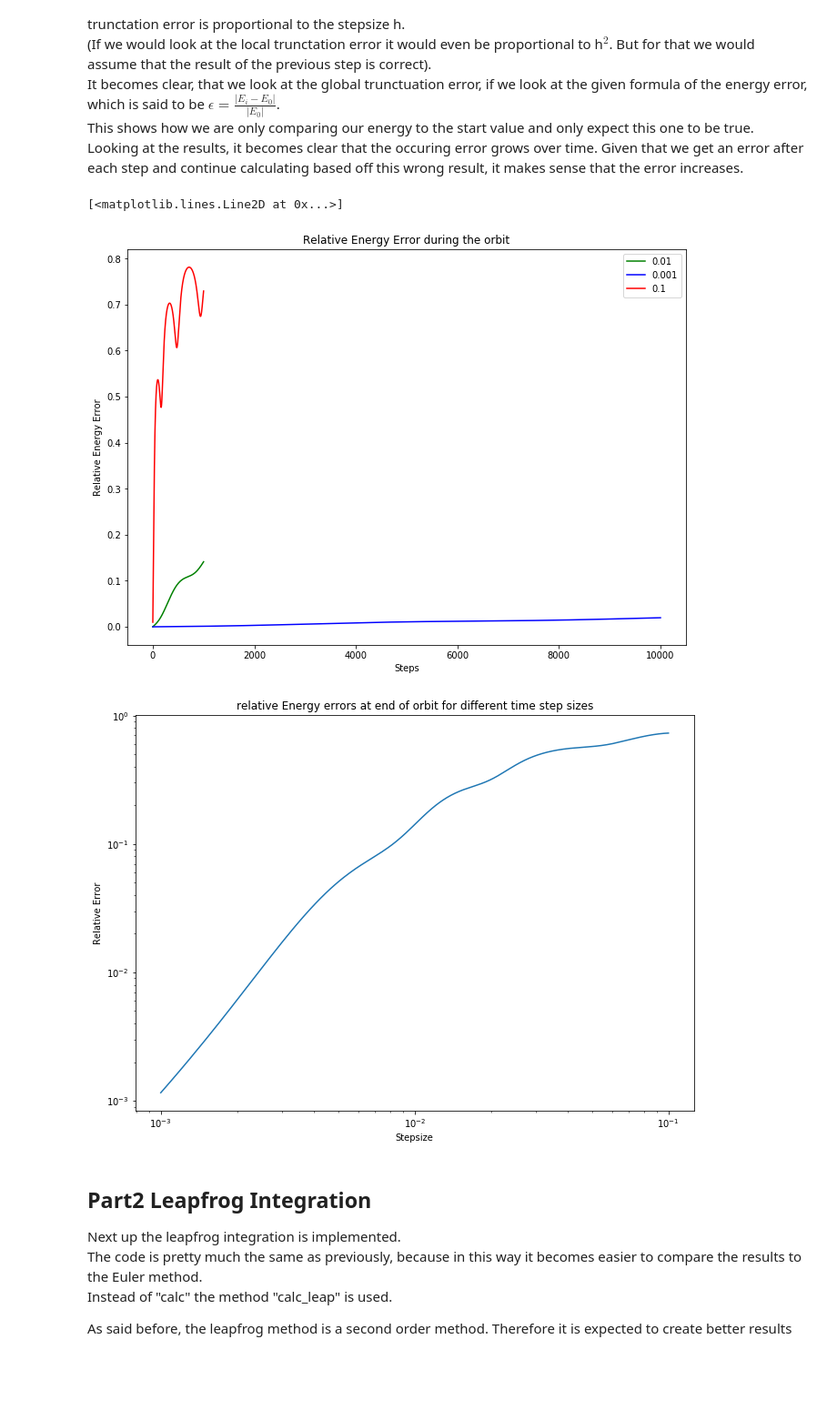
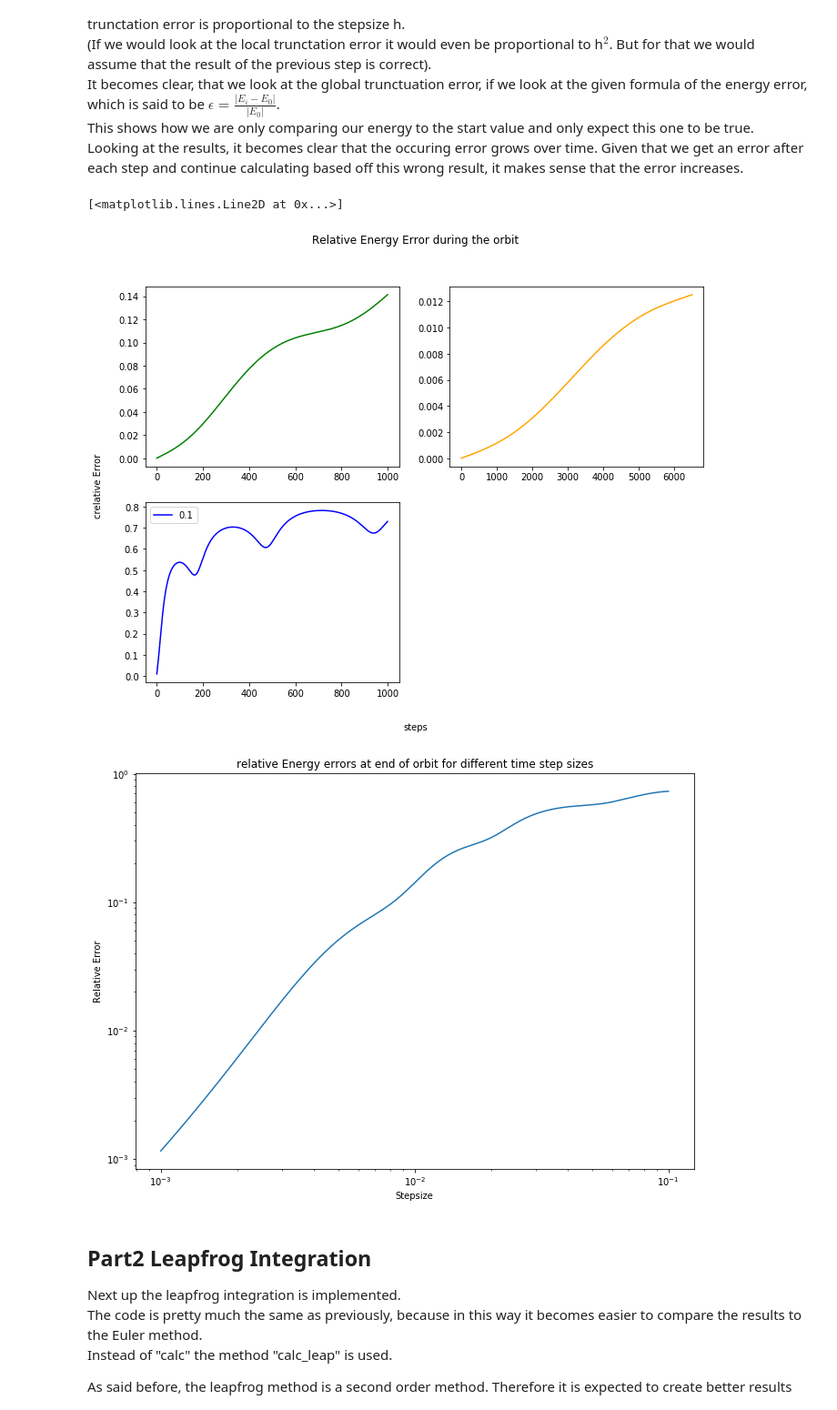
Before and after one commit to nlwach/Comp_Phys_zettel, a Jupyter notebook: Comp_Phys_Zettel/Zettel 2/Abgabecommented.ipynb, the cells around one changed output. Shown: that part at 91% size. Saved outputs shown, nothing was run; the diff lists cells and outputs as text; code cells hidden in the pictures; blank space fills up the shorter version.

```diff
--- a/Comp_Phys_Zettel/Zettel 2/Abgabecommented.ipynb
+++ b/Comp_Phys_Zettel/Zettel 2/Abgabecommented.ipynb
@@ -157,6 +171,8 @@ C = Euler([1, 0], [0,1], 0.1, 1000, threed=False)
 C.calc()
 ax1.scatter(C.x_location, C.y_location, c=C.energies, cmap='RdYlGn_r', marker=".")
 
+fig.text(0.5, 0.04, 'x position', ha='center', va='center')
+fig.text(0.06, 0.5, 'y position', ha='center', va='center', rotation='vertical')
 
 ax2=plt.subplot(2,2,2)
 ax2.set_title("stepsize: 0.01")
@@ -167,13 +183,13 @@ ax2.scatter(A.x_location, A.y_location, c=A.energies, cmap='RdYlGn_r', marker=".
 
 ax3=plt.subplot(2,2,3)
 ax3.set_title("stepsize: 0.001")
-B = Euler([1, 0], [0,1], 0.001, 10000, threed=False)
+B = Euler([1, 0], [0,1], 0.001, 6500, threed=False)
 B.calc()
 ax3.scatter(B.x_location, B.y_location, c=B.energies, cmap='RdYlGn_r', marker=".")
 
 ax4 =plt.subplot(2,2,4)
 ax4.set_title("stepsize: 0.0001")
-D = Euler([1, 0], [0,1], 0.0001, 100000, threed=False)
+D = Euler([1, 0], [0,1], 0.0001, 70000, threed=False)
 D.calc()
 ax4.scatter(D.x_location, D.y_location, c=D.energies, cmap='RdYlGn_r', marker=".")
 # %% [output]
@@ -194,35 +210,39 @@ This shows how we are only comparing our energy to the start value and only expe
 Looking at the results, it becomes clear that the occuring error grows over time. Given that we get an error after each step and continue calculating based off this wrong result, it makes sense that the error increases.
 # %%
 #plot energyerror over number of steps, using the objects used before
-plt.figure(figsize=(11,8))
-plt.title("Relative Energy Error during the orbit")
-plt.ylabel("Relative Energy Error")
-plt.xlabel("Steps")
-plt.plot(np.linspace(0, A.steps, len(A.rel_Error)), A.rel_Error, label=f"{str(A.h)}", c="green")
-plt.plot(np.linspace(0, B.steps, len(B.rel_Error)), B.rel_Error, label=f"{str(B.h)}", c="blue")
-plt.plot(np.linspace(0, C.steps, len(C.rel_Error)), C.rel_Error, label=f"{str(C.h)}", c="red")
+fig = plt.figure(figsize=(11,8))
+ax1=plt.subplot(2,2,1)
+ax2=plt.subplot(2,2,2)
+ax3=plt.subplot(2,2,3)
+fig.suptitle("Relative Energy Error during the orbit")
+fig.text(0.5, 0.04, 'steps', ha='center', va='center')
+fig.text(0.06, 0.5, 'relative Energy Error', ha='center', va='center', rotation='vertical')
+
+
+ax1.plot(np.linspace(0, A.steps, len(A.rel_Error)), A.rel_Error, label=f"{str(A.h)}", c="green")
+ax2.plot(np.linspace(0, B.steps, len(B.rel_Error)), B.rel_Error, label=f"{str(B.h)}", c="orange")
+ax3.plot(np.linspace(0, C.steps, len(C.rel_Error)), C.rel_Error, label=f"{str(C.h)}", c="blue")
 plt.legend()
-
 
 #for many orbits with a stepsize in the range from 0.1 to 0.001 the relative energy error at the end of the orbit is calculated
 #then its plotted against the size of the time steps, on log scales
 delta_t = np.linspace(0.1, 0.001, 1000)
 rel_Error = []
 for i in range(len(delta_t)):
     A = Euler([1, 0], [0,1], delta_t[i], 1000, threed=False)
     A.calc()
     rel_Error.append(np.abs((A.energies[-1]-A.energies[0])/A.energies[0]))
 
 plt.figure(figsize=(11,8))
 plt.title("relative Energy errors at end of orbit for different time step sizes")
 plt.xlabel("Stepsize")
-plt.ylabel("Relative Error")
+plt.ylabel("Relative Energy Error")
 plt.yscale("log")
 plt.xscale("log")
 plt.plot(delta_t, rel_Error)
 # %% [output]
 [<matplotlib.lines.Line2D at 0x...>]
-[figure, old version]
+[figure, new version]
 [figure]
 # %% [markdown]
 ## Part2 Leapfrog Integration
```
Also changed, not shown: parts of 8 cells of this notebook.
